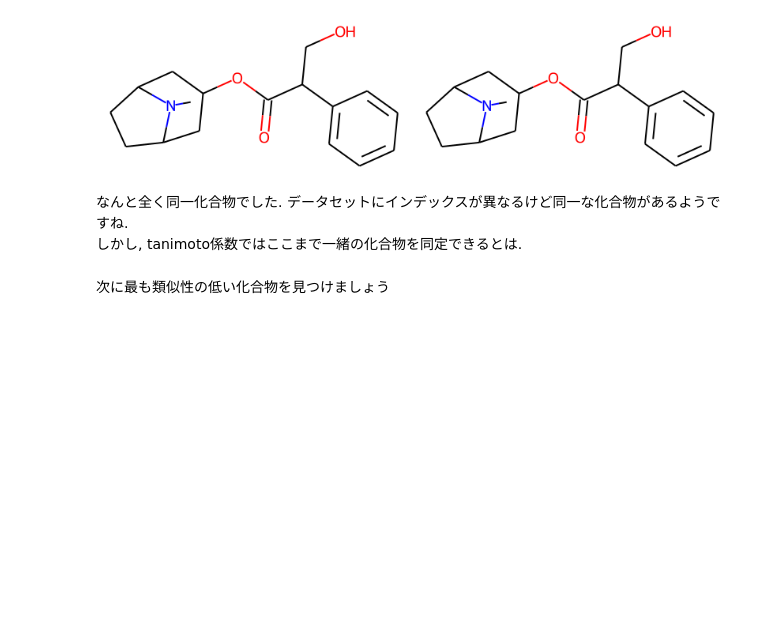
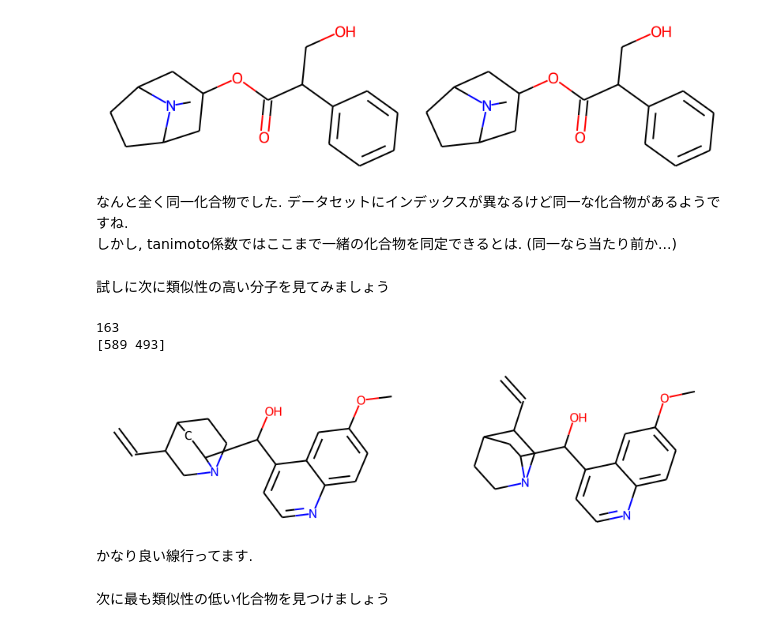
Before and after one commit to TeddyGlass/tutorials, a Jupyter notebook: notebook/chapter4.ipynb, the cells around one changed output. Cells and saved outputs as stored; diff of their text form; code cells hidden in the pictures; blank space fills up the shorter version.

```diff
--- a/notebook/chapter4.ipynb
+++ b/notebook/chapter4.ipynb
@@ -319,7 +319,36 @@ Draw.MolsToGridImage([mols[366], mols[326]], molsPerRow=2, subImgSize=(400, 200)
 [figure]
 # %% [markdown]
 なんと全く同一化合物でした. データセットにインデックスが異なるけど同一な化合物があるようですね.
-しかし, tanimoto係数ではここまで一緒の化合物を同定できるとは.
+しかし, tanimoto係数ではここまで一緒の化合物を同定できるとは. (同一なら当たり前か...)
+# %% [markdown]
+試しに次に類似性の高い分子を見てみましょう
+# %%
+indexes = np.array([(i,j) for i in range(Tanimoto_Similarities.shape[0]) for j in range(Tanimoto_Similarities.shape[0])])
+sorted_indexes = indexes[np.argsort(-1 * Tanimoto_Similarities.flatten())]
+
+flag = False
+for k in range(len(sorted_indexes)):
+    if flag == True:
+        break
+    else:
+        i, j = sorted_indexes[k]
+        if i != j :
+            if k == 119: # 119番目は飛ばす
+                pass
+            else:
+                max_ij = sorted_indexes[k]
+                flag = True
+                print(k)
+print(max_ij)
+# %% [output]
+163
+[589 493]
+# %%
+Draw.MolsToGridImage([mols[589], mols[493]], molsPerRow=2, subImgSize=(400, 200))
+# %% [output]
+[figure, added]
+# %% [markdown]
+かなり良い線行ってます.
 # %% [markdown]
 次に最も類似性の低い化合物を見つけましょう
 # %%
```
Also changed, not shown: parts of 4 cells of this notebook.
